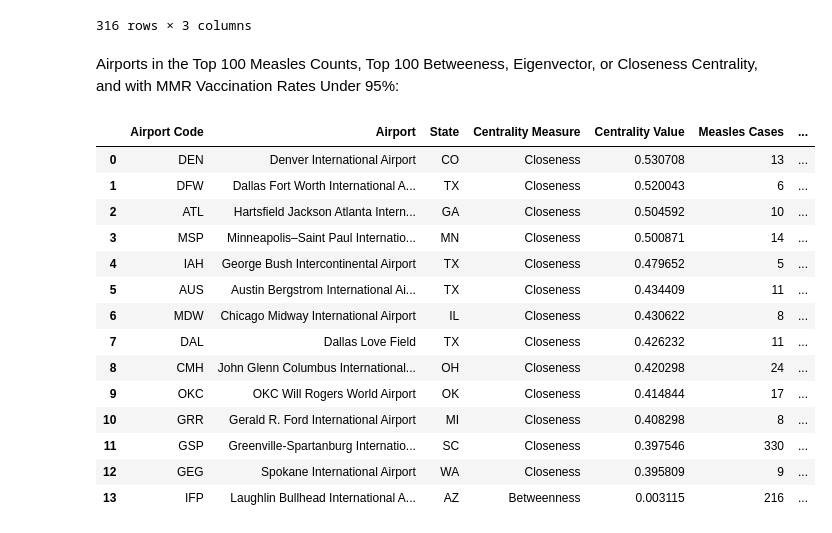
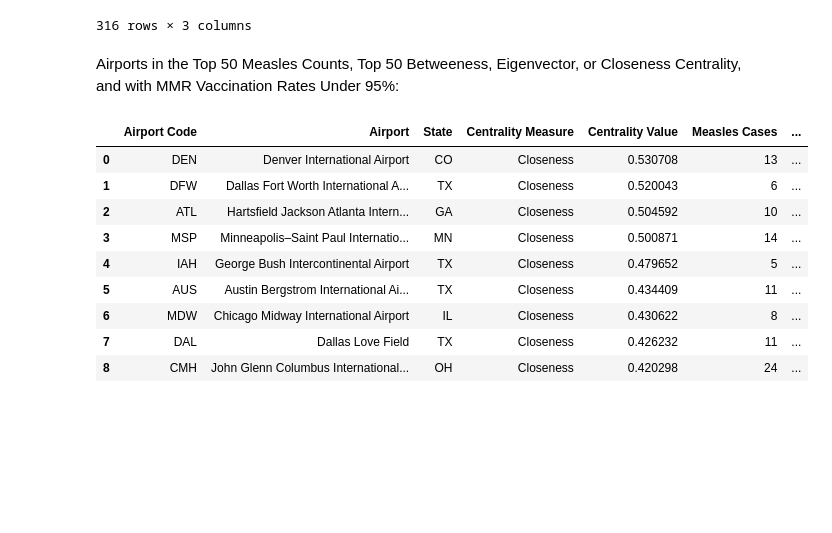
Before and after one commit to arushigadicherla9-creator/Networks-Projects, a Jupyter notebook: code/Metrics.ipynb, the cells around one changed output. Cells and saved outputs as stored; diff of their text form; code cells hidden in the pictures; blank space fills up the shorter version.

```diff
--- a/code/Metrics.ipynb
+++ b/code/Metrics.ipynb
@@ -59,7 +59,7 @@ The Top 100 Airports by Betweeness Centrality:
 # %%
 bc = nx.betweenness_centrality(G)
 
-top_100_bc = sorted(bc.items(), key=lambda x: x[1], reverse=True)[:100]
+top_50_bc = sorted(bc.items(), key=lambda x: x[1], reverse=True)[:50]
 
 bc_table = pd.DataFrame([
     {
@@ -68,7 +68,7 @@ bc_table = pd.DataFrame([
         "State": G.nodes[node]["state"],
         "Betweenness Centrality": value
     }
-    for node, value in top_100_bc
+    for node, value in top_50_bc
 ])
 
 print(bc_table.to_string(index=False))
@@ -95,7 +95,7 @@ The Top 100 Airports by Eigenvector Centrality:
 # %%
 ec = nx.eigenvector_centrality(G)
 
-top_100_ec = sorted(ec.items(), key=lambda x: x[1], reverse=True)[:100]
+top_50_ec = sorted(ec.items(), key=lambda x: x[1], reverse=True)[:50]
 
 ec_table = pd.DataFrame([
     {
@@ -104,7 +104,7 @@ ec_table = pd.DataFrame([
         "State": G.nodes[node]["state"],
         "Eigenvector Centrality": value
     }
-    for node, value in top_100_ec
+    for node, value in top_50_ec
 ])
 
 print(ec_table.to_string(index=False))
@@ -131,7 +131,7 @@ The Top 100 Airports by Closeness Centrality:
 # %%
 cc = nx.closeness_centrality(G)
 
-top_100_cc = sorted(cc.items(), key=lambda x: x[1], reverse=True)[:100]
+top_50_cc = sorted(cc.items(), key=lambda x: x[1], reverse=True)[:50]
 
 cc_table = pd.DataFrame([
     {
@@ -140,7 +140,7 @@ cc_table = pd.DataFrame([
         "State": G.nodes[node]["state"],
         "Closeness Centrality": value
     }
-    for node, value in top_100_cc
+    for node, value in top_50_cc
 ])
 
 print(cc_table.to_string(index=False))
@@ -167,9 +167,9 @@ Airports that are both in the Top 100 Measles Case Counts as well as the Top 100
 # %%
-measles_nodes = set(top_100_measles.index)
+measles_nodes = set(top_50_measles.index)
 
-bc_nodes = {node for node, value in top_100_bc}
-ec_nodes = {node for node, value in top_100_ec}
-cc_nodes = {node for node, value in top_100_cc}
+bc_nodes = {node for node, value in top_50_bc}
+ec_nodes = {node for node, value in top_50_ec}
+cc_nodes = {node for node, value in top_50_cc}
 
 centrality_nodes = bc_nodes | ec_nodes | cc_nodes
 
@@ -177,9 +177,9 @@ common_nodes = measles_nodes & centrality_nodes
 
 # Store centrality values
 centrality_values = {
-    "Betweenness": dict(top_100_bc),
-    "Eigenvector": dict(top_100_ec),
-    "Closeness": dict(top_100_cc)
+    "Betweenness": dict(top_50_bc),
+    "Eigenvector": dict(top_50_ec),
+    "Closeness": dict(top_50_cc)
 }
 
 results = []
@@ -203,7 +203,7 @@ for node in common_nodes:
         "State": G.nodes[node]["state"],
         "Centrality Measure": highest_measure,
         "Centrality Value": highest_value,
-        "Measles Cases": top_100_measles.loc[node, "cases_2025"]
+        "Measles Cases": top_50_measles.loc[node, "cases_2025"]
     })
 
 # Sort by highest centrality value
@@ -258,14 +252,14 @@ low_mmr_airports[["name", "state", "mmr_mean"]]
 | DUJ | DuBois Regional Airport | PA | 0.949833 |
 316 rows × 3 columns
 # %% [markdown]
-Airports in the Top 100 Measles Counts, Top 100 Betweeness, Eigenvector, or Closeness Centrality, and with MMR Vaccination Rates Under 95%:
+Airports in the Top 50 Measles Counts, Top 50 Betweeness, Eigenvector, or Closeness Centrality, and with MMR Vaccination Rates Under 95%:
 # %%
 # Get airport codes from each group
-measles_nodes = set(top_100_measles.index)
+measles_nodes = set(top_50_measles.index)
 
-bc_nodes = {node for node, value in top_100_bc}
-ec_nodes = {node for node, value in top_100_ec}
-cc_nodes = {node for node, value in top_100_cc}
+bc_nodes = {node for node, value in top_50_bc}
+ec_nodes = {node for node, value in top_50_ec}
+cc_nodes = {node for node, value in top_50_cc}
 
 centrality_nodes = bc_nodes | ec_nodes | cc_nodes
 
@@ -277,9 +271,9 @@ common_nodes = measles_nodes & centrality_nodes & mmr_nodes
 
 # Store centrality values
 centrality_values = {
-    "Betweenness": dict(top_100_bc),
-    "Eigenvector": dict(top_100_ec),
-    "Closeness": dict(top_100_cc)
+    "Betweenness": dict(top_50_bc),
+    "Eigenvector": dict(top_50_ec),
+    "Closeness": dict(top_50_cc)
 }
 
 results = []
@@ -300,36 +294,31 @@ for node in common_nodes:
     results.append({
         "Airport Code": node,
         "Airport": G.nodes[node]["name"],
         "State": G.nodes[node]["state"],
         "Centrality Measure": highest_measure,
         "Centrality Value": highest_value,
-        "Measles Cases": top_100_measles.loc[node, "cases_2025"],
+        "Measles Cases": top_50_measles.loc[node, "cases_2025"],
         "MMR Vaccination Rate": attrs.loc[node, "mmr_mean"]
     })
 
 # Sort by centrality value (highest to lowest)
 results = sorted(
     results,
     key=lambda x: x["Centrality Value"],
     reverse=True
 )
 
 common_airports_df = pd.DataFrame(results)
 
 common_airports_df
 # %% [output]
 |  | Airport Code | Airport | State | Centrality Measure | Centrality Value | Measles Cases | ... |
 | 0 | DEN | Denver International Airport | CO | Closeness | 0.530708 | 13 | ... |
 | 1 | DFW | Dallas Fort Worth International A... | TX | Closeness | 0.520043 | 6 | ... |
 | 2 | ATL | Hartsfield Jackson Atlanta Intern... | GA | Closeness | 0.504592 | 10 | ... |
 | 3 | MSP | Minneapolis–Saint Paul Internatio... | MN | Closeness | 0.500871 | 14 | ... |
 | 4 | IAH | George Bush Intercontinental Airport | TX | Closeness | 0.479652 | 5 | ... |
 | 5 | AUS | Austin Bergstrom International Ai... | TX | Closeness | 0.434409 | 11 | ... |
 | 6 | MDW | Chicago Midway International Airport | IL | Closeness | 0.430622 | 8 | ... |
 | 7 | DAL | Dallas Love Field | TX | Closeness | 0.426232 | 11 | ... |
 | 8 | CMH | John Glenn Columbus International... | OH | Closeness | 0.420298 | 24 | ... |
-| 9 | OKC | OKC Will Rogers World Airport | OK | Closeness | 0.414844 | 17 | ... |
-| 10 | GRR | Gerald R. Ford International Airport | MI | Closeness | 0.408298 | 8 | ... |
-| 11 | GSP | Greenville-Spartanburg Internatio... | SC | Closeness | 0.397546 | 330 | ... |
-| 12 | GEG | Spokane International Airport | WA | Closeness | 0.395809 | 9 | ... |
-| 13 | IFP | Laughlin Bullhead International A... | AZ | Betweenness | 0.003115 | 216 | ... |
```
Also changed, not shown: parts of 11 cells of this notebook.
